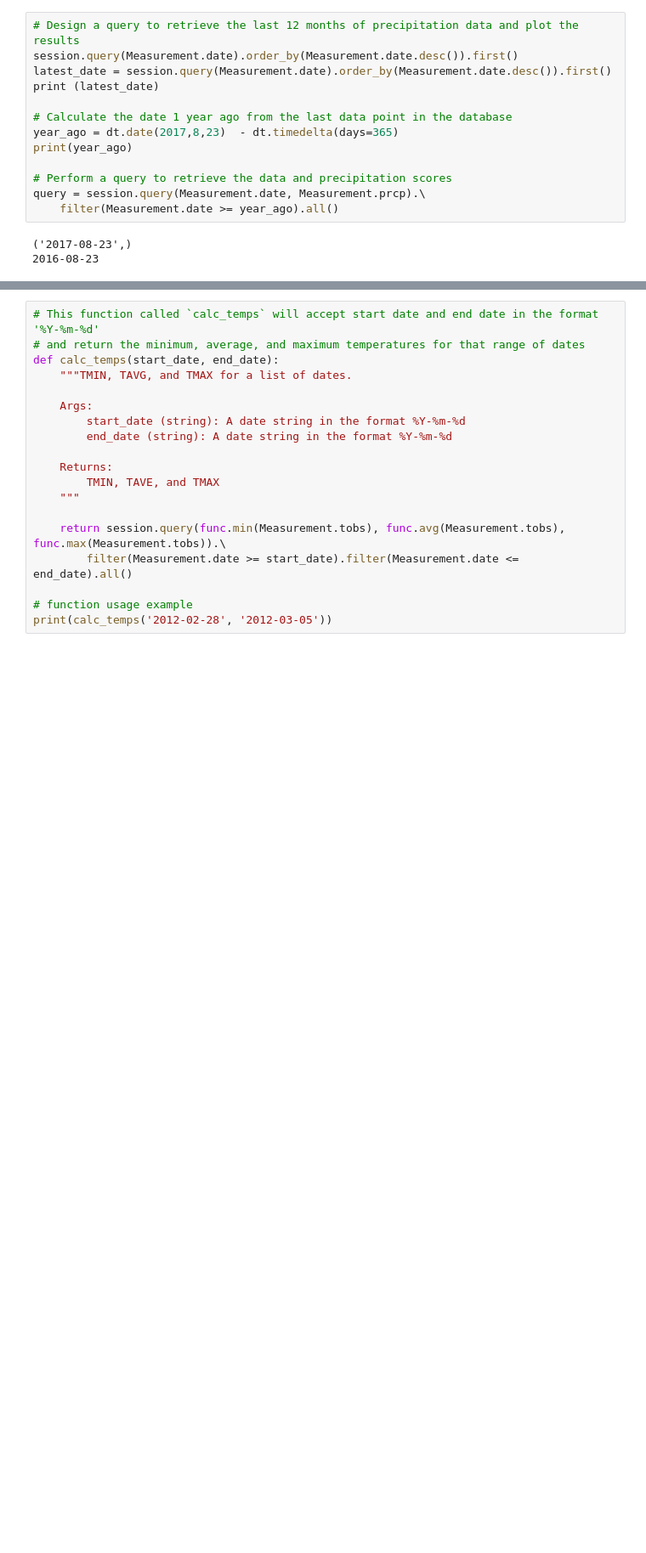
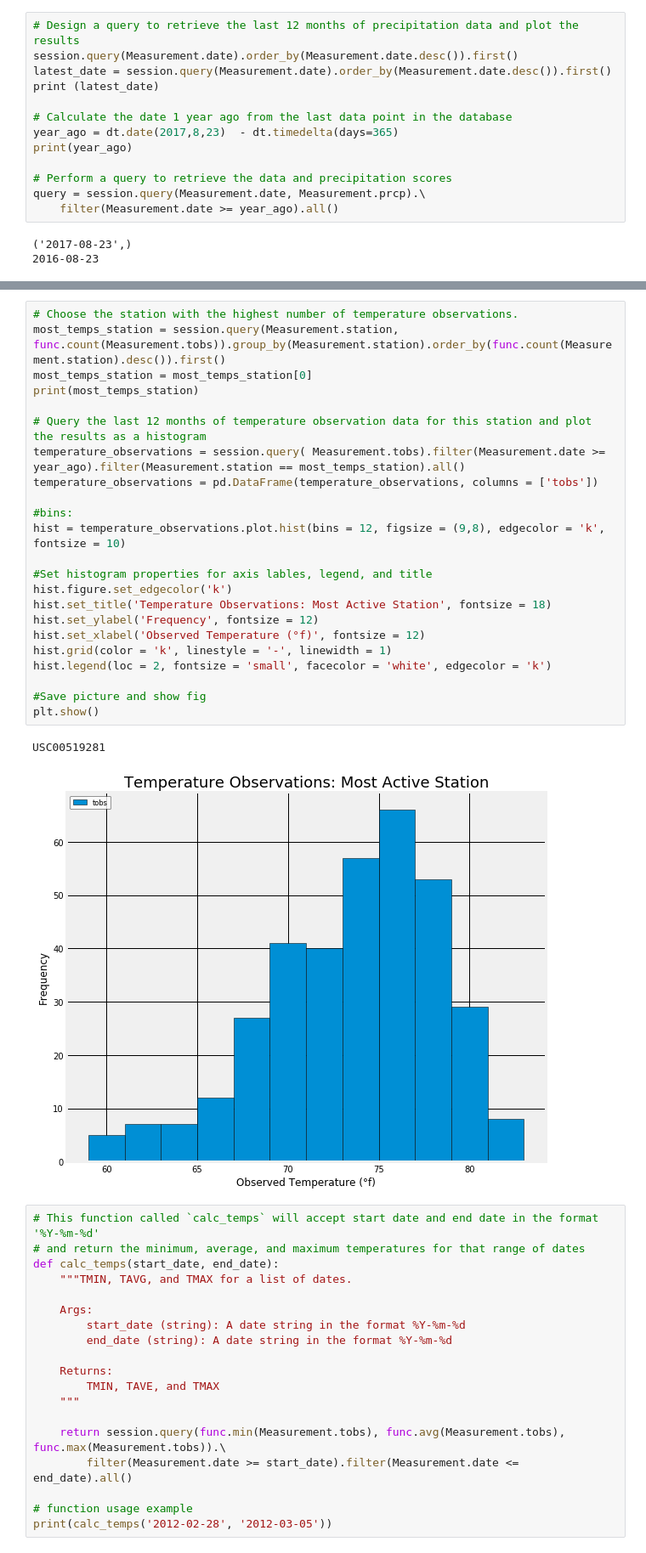
Before and after one commit to willesco16/Surf-s-Up, a Jupyter notebook: climate_starter.ipynb, the cells around one changed output, grey strips where cells are left out. Shown at 85% size. Drawn from its saved outputs; the diff is of its cells as text; blank space fills up the shorter version.

```diff
--- a/climate_starter.ipynb
+++ b/climate_starter.ipynb
@@ -107,3 +127,29 @@ plt.xticks(rotation=45)
+# %%
+# Choose the station with the highest number of temperature observations.
+most_temps_station = session.query(Measurement.station, func.count(Measurement.tobs)).group_by(Measurement.station).order_by(func.count(Measurement.station).desc()).first()
+most_temps_station = most_temps_station[0]
+print(most_temps_station)
+
+# Query the last 12 months of temperature observation data for this station and plot the results as a histogram
+temperature_observations = session.query( Measurement.tobs).filter(Measurement.date >= year_ago).filter(Measurement.station == most_temps_station).all()
+temperature_observations = pd.DataFrame(temperature_observations, columns = ['tobs'])
+
+#bins:
+hist = temperature_observations.plot.hist(bins = 12, figsize = (9,8), edgecolor = 'k', fontsize = 10)
+
+#Set histogram properties for axis lables, legend, and title
+hist.figure.set_edgecolor('k')
+hist.set_title('Temperature Observations: Most Active Station', fontsize = 18)
+hist.set_ylabel('Frequency', fontsize = 12)
+hist.set_xlabel('Observed Temperature (°f)', fontsize = 12)
+hist.grid(color = 'k', linestyle = '-', linewidth = 1)
+hist.legend(loc = 2, fontsize = 'small', facecolor = 'white', edgecolor = 'k')
+
+#Save picture and show fig
+plt.show()
+# %% [output]
+USC00519281
+[figure, added]
 # %%
 # This function called `calc_temps` will accept start date and end date in the format '%Y-%m-%d'
 # and return the minimum, average, and maximum temperatures for that range of dates
```
Also changed, not shown: parts of 13 cells of this notebook.
